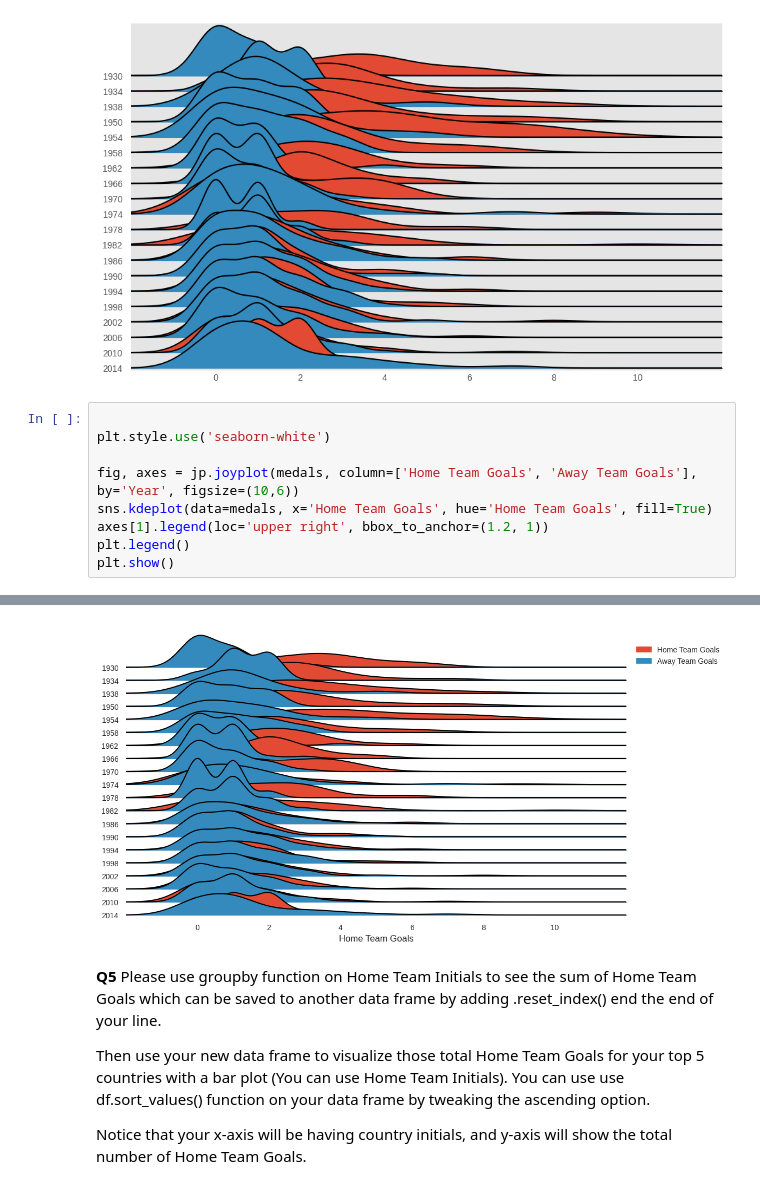
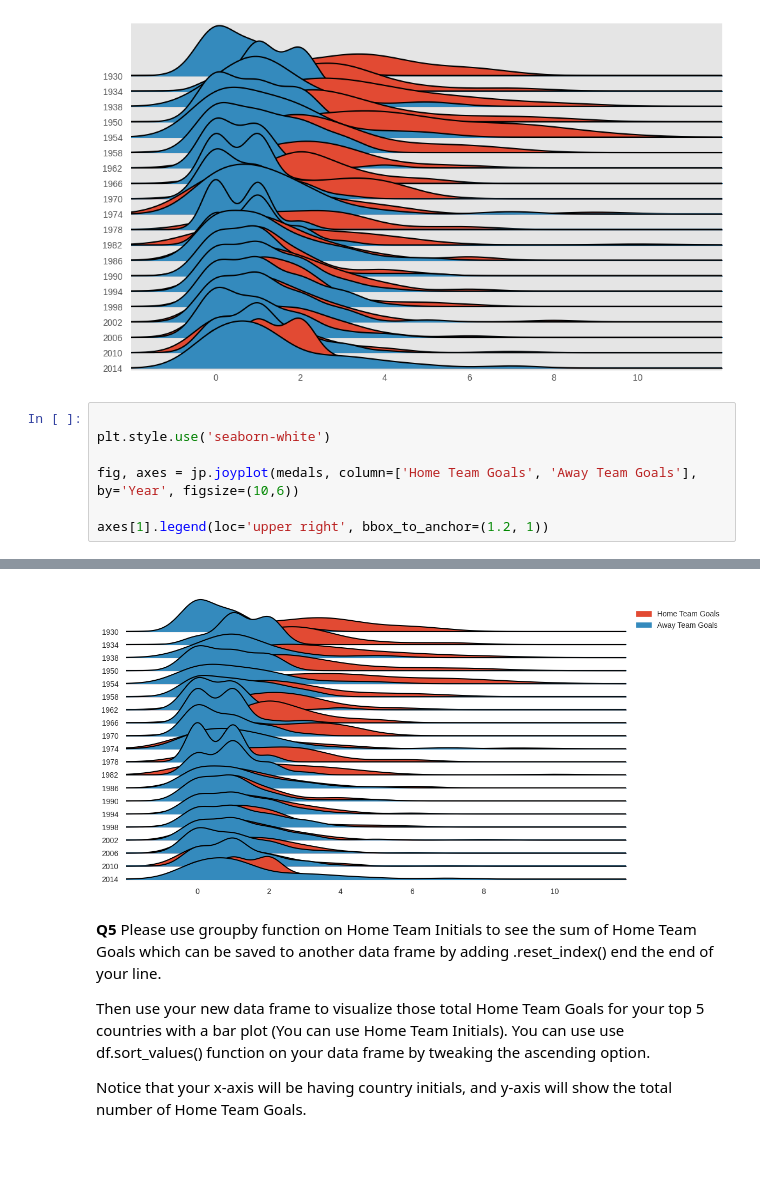
Before and after one commit to ojustice1/CSC302_Olen-Justice_HW3, a Jupyter notebook: CSC_302_Olen_Justice_Copy_of_HW3.ipynb, the cells around one changed output, grey strips where cells are left out. Cells and saved outputs as stored; diff of their text form; blank space fills up the shorter version.

```diff
--- a/CSC_302_Olen_Justice_Copy_of_HW3.ipynb
+++ b/CSC_302_Olen_Justice_Copy_of_HW3.ipynb
@@ -104,8 +104,6 @@ jp.joyplot(data=medals, column=['Home Team Goals', 'Away Team Goals'], by='Year'
 plt.style.use('seaborn-white')
 
 fig, axes = jp.joyplot(medals, column=['Home Team Goals', 'Away Team Goals'], by='Year', figsize=(10,6))
-sns.kdeplot(data=medals, x='Home Team Goals', hue='Home Team Goals', fill=True)
+
 axes[1].legend(loc='upper right', bbox_to_anchor=(1.2, 1))
-plt.legend()
-plt.show()
 # %% [output]
@@ -113,4 +111,4 @@ WARNING:matplotlib.legend:No artists with labels found to put in legend.  Note t
-[figure, old version]
+[figure, new version]
 # %% [markdown]
 **Q5** Please use groupby function on Home Team Initials to see the sum of Home Team Goals which can be saved to another data frame by adding .reset_index() end the end of your line.
 
```
Also changed, not shown: parts of 1 cell of this notebook.
